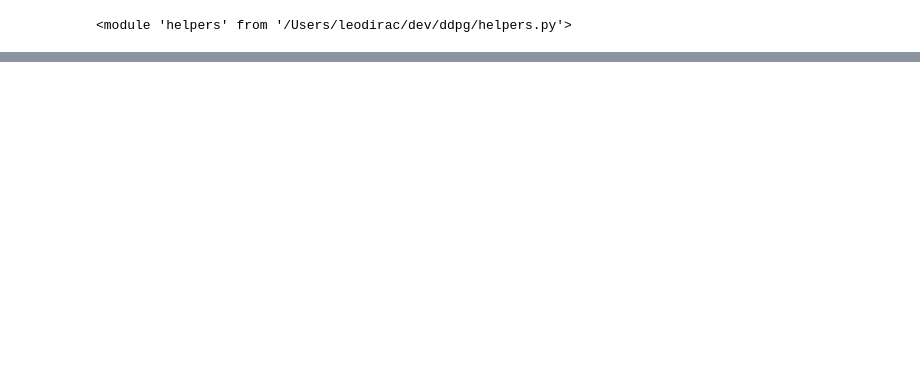
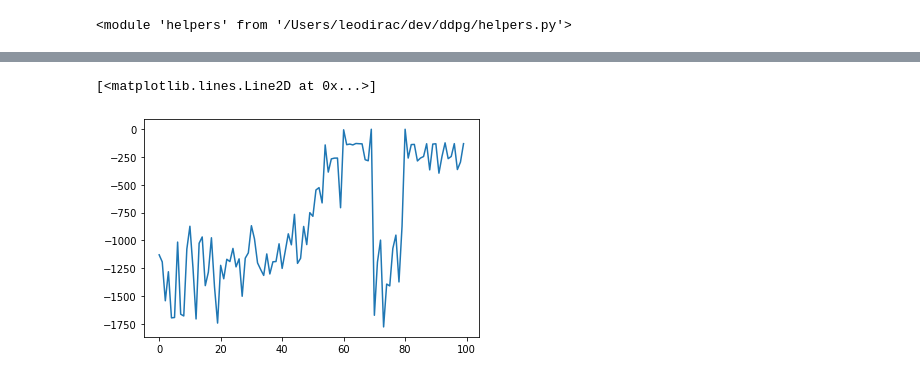
Before and after one commit to leopd/jasrlp, a Jupyter notebook: ddpg-pendulum.ipynb, the cells around one changed output, grey strips where cells are left out. Saved outputs shown, nothing was run; the diff lists cells and outputs as text; code cells hidden in the pictures; blank space fills up the shorter version.

```diff
--- a/ddpg-pendulum.ipynb
+++ b/ddpg-pendulum.ipynb
@@ -101 +113,6 @@ timebudget report per rollout cycle...
+# %%
+plt.plot(learner.reward_history)
+# %% [output]
+[<matplotlib.lines.Line2D at 0x...>]
+[figure, added]
 # %%
```
Also changed, not shown: parts of 9 cells of this notebook, 3 other files.
